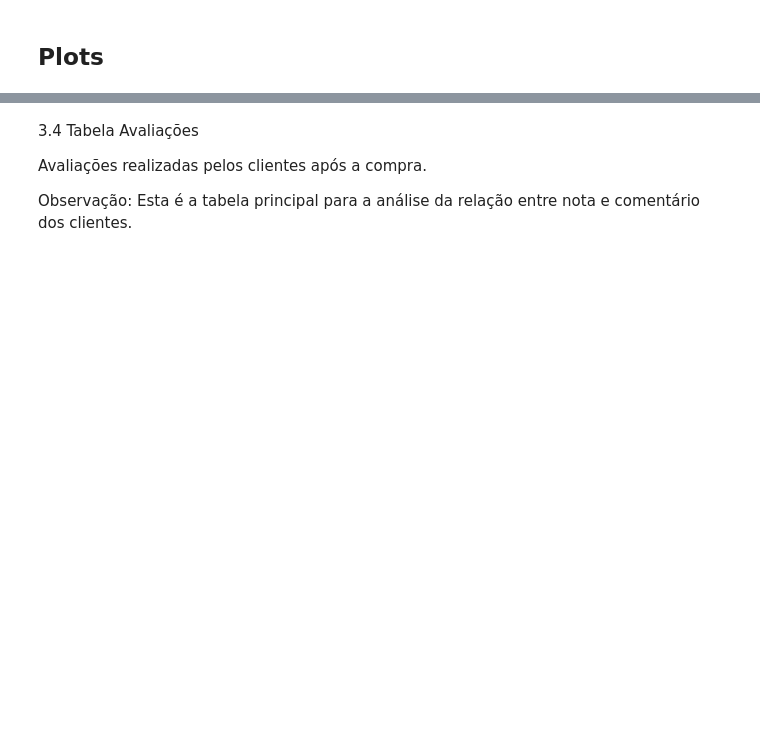
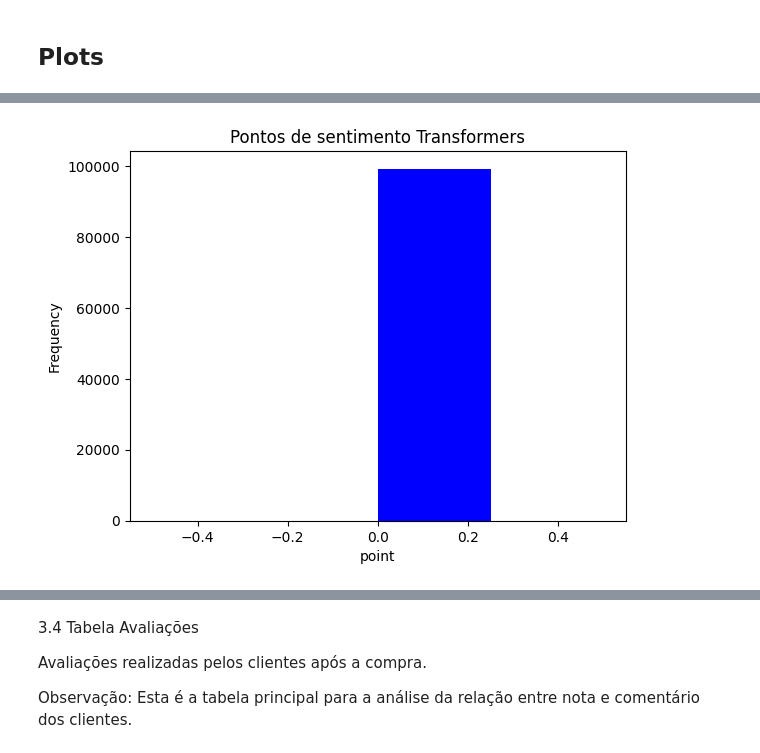
Before and after one commit to deveveryday/Projeto_Integrador_AWS_Poder_das_Palavras_Ciencia_de_Dados, a Jupyter notebook: project_eda_aws_100426.ipynb, the cells around one changed output, grey strips where cells are left out. Drawn from its saved outputs; the diff is of its cells as text; code cells hidden in the pictures; blank space fills up the shorter version.

```diff
--- a/project_eda_aws_100426.ipynb
+++ b/project_eda_aws_100426.ipynb
@@ -804,9 +821,11 @@ KeyError: 'review_sentiment_vader'
 # %%
 #Transformers
-plt.hist(df_review_clean['review_sentiment_transformers'], bins=4, color='blue')
+plt.hist(df_parquet['review_score_transformers'], bins=4, color='blue')
 plt.title('Pontos de sentimento Transformers')
 plt.xlabel('point')
 plt.ylabel('Frequency')
 plt.show()
+# %% [output]
+[figure, added]
 # %%
 #Leia
```
Also changed, not shown: parts of 98 cells of this notebook.
